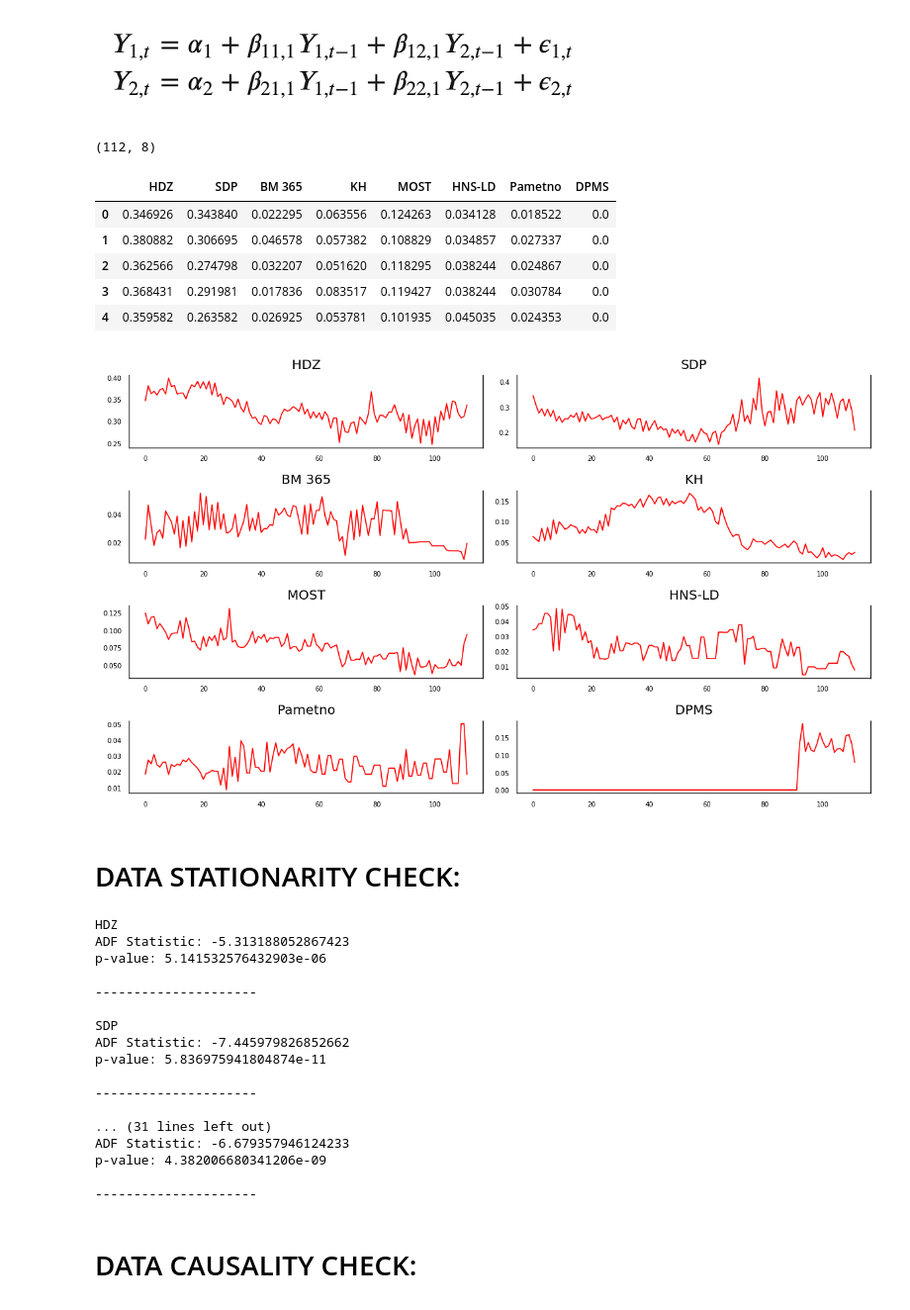
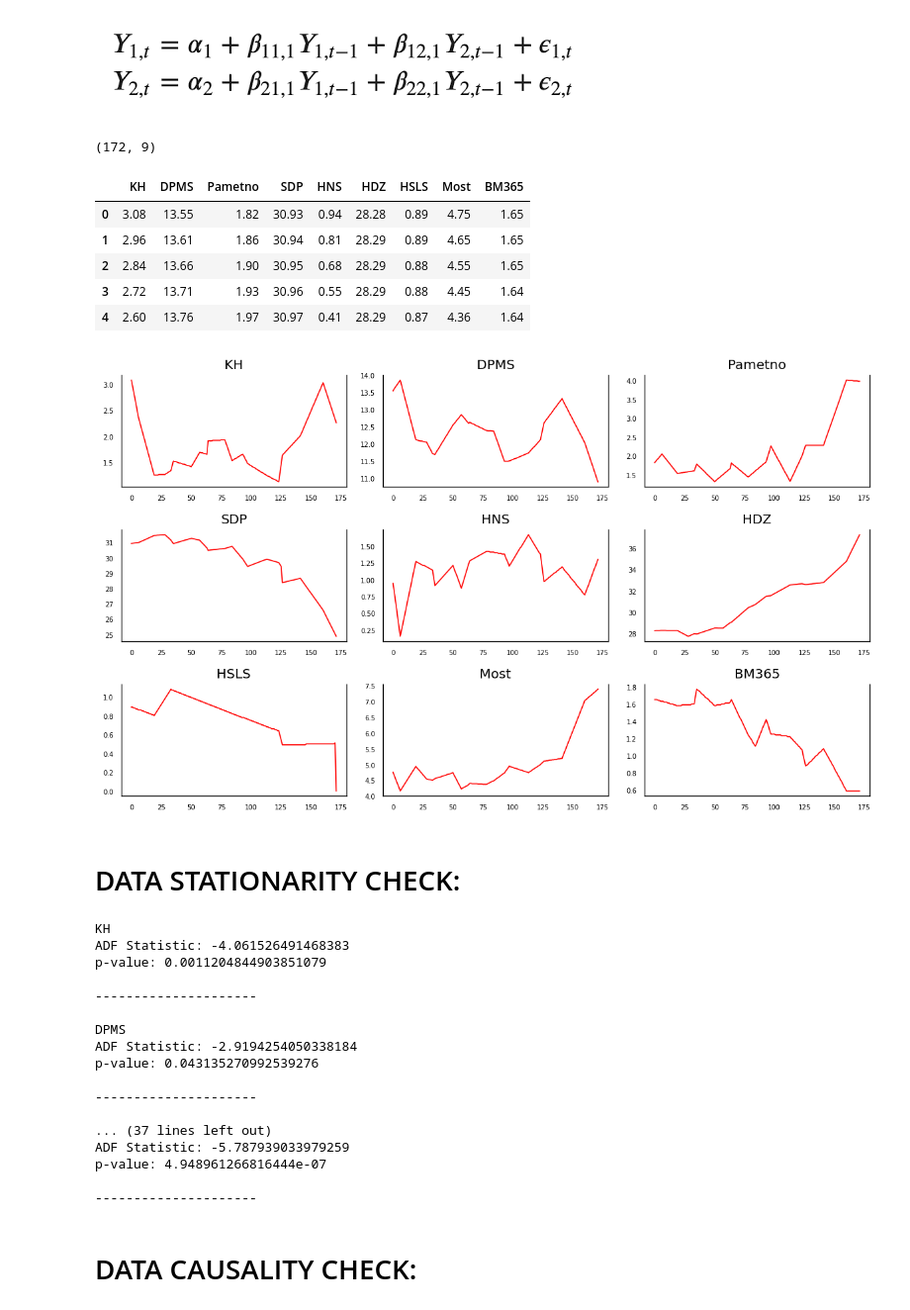
Before and after one commit to markozele1/ElectionLogic, a Jupyter notebook: src/polls-analysis/TSA-2020-1.ipynb, the cells around one changed output. Shown at 99% size. Saved outputs shown, nothing was run; the diff lists cells and outputs as text; code cells hidden in the pictures.

```diff
--- a/src/polls-analysis/TSA-2020-1.ipynb
+++ b/src/polls-analysis/TSA-2020-1.ipynb
@@ -19,34 +19,34 @@ warnings.filterwarnings('ignore')
 
 ![image.png](embedded-picture-1)
 # %%
-filepath = r"/home/marko/Documents/ElectionLogic/wpd/2020-112.csv"
+filepath = r"/home/marko/Documents/ElectionLogic/src/2020-polls/2020-172.csv"
 macro_data = pd.read_csv(filepath)
 print(macro_data.shape)  # (123, 8)
 macro_data['HDZ'] = macro_data['HDZ'].astype(float)
 macro_data.head()
 # %% [output]
-(112, 8)
+(172, 9)
-|  | HDZ | SDP | BM 365 | KH | MOST | HNS-LD | Pametno | DPMS |
-| 0 | 0.346926 | 0.343840 | 0.022295 | 0.063556 | 0.124263 | 0.034128 | 0.018522 | 0.0 |
-| 1 | 0.380882 | 0.306695 | 0.046578 | 0.057382 | 0.108829 | 0.034857 | 0.027337 | 0.0 |
-| 2 | 0.362566 | 0.274798 | 0.032207 | 0.051620 | 0.118295 | 0.038244 | 0.024867 | 0.0 |
-| 3 | 0.368431 | 0.291981 | 0.017836 | 0.083517 | 0.119427 | 0.038244 | 0.030784 | 0.0 |
-| 4 | 0.359582 | 0.263582 | 0.026925 | 0.053781 | 0.101935 | 0.045035 | 0.024353 | 0.0 |
+|  | KH | DPMS | Pametno | SDP | HNS | HDZ | HSLS | Most | BM365 |
+| 0 | 3.08 | 13.55 | 1.82 | 30.93 | 0.94 | 28.28 | 0.89 | 4.75 | 1.65 |
+| 1 | 2.96 | 13.61 | 1.86 | 30.94 | 0.81 | 28.29 | 0.89 | 4.65 | 1.65 |
+| 2 | 2.84 | 13.66 | 1.90 | 30.95 | 0.68 | 28.29 | 0.88 | 4.55 | 1.65 |
+| 3 | 2.72 | 13.71 | 1.93 | 30.96 | 0.55 | 28.29 | 0.88 | 4.45 | 1.64 |
+| 4 | 2.60 | 13.76 | 1.97 | 30.97 | 0.41 | 28.29 | 0.87 | 4.36 | 1.64 |
 # %%
-fig, axes = plt.subplots(nrows=4, ncols=2, dpi=120, figsize=(10,6))
+fig, axes = plt.subplots(nrows=3, ncols=3, dpi=120, figsize=(10,6))
 for i, ax in enumerate(axes.flatten()):
     data = macro_data[macro_data.columns[i]]
     ax.plot(data, color='red', linewidth=1)
     # Decorations
     ax.set_title(macro_data.columns[i])
     ax.xaxis.set_ticks_position('none')
     ax.yaxis.set_ticks_position('none')
     ax.spines["top"].set_alpha(0)
     ax.tick_params(labelsize=6)
 
 plt.tight_layout();
 # %% [output]
-[figure, old version]
+[figure, new version]
 # %% [markdown]
 # DATA STATIONARITY CHECK:
 # %%
@@ -61,21 +61,21 @@ for i in range (len(col_names)):
 
     print('\n---------------------\n')
 # %% [output]
-HDZ
-ADF Statistic: -5.313188052867423
-p-value: 5.141532576432903e-06
+KH
+ADF Statistic: -4.061526491468383
+p-value: 0.0011204844903851079
 
 ---------------------
 
-SDP
-ADF Statistic: -7.445979826852662
-p-value: 5.836975941804874e-11
+DPMS
+ADF Statistic: -2.9194254050338184
+p-value: 0.043135270992539276
 
 ---------------------
 
-... (31 lines left out)
-ADF Statistic: -6.679357946124233
-p-value: 4.382006680341206e-09
+... (37 lines left out)
+ADF Statistic: -5.787939033979259
+p-value: 4.948961266816444e-07
 
 ---------------------
 # %% [markdown]
```
Also changed, not shown: parts of 12 cells of this notebook, 16 other files.
